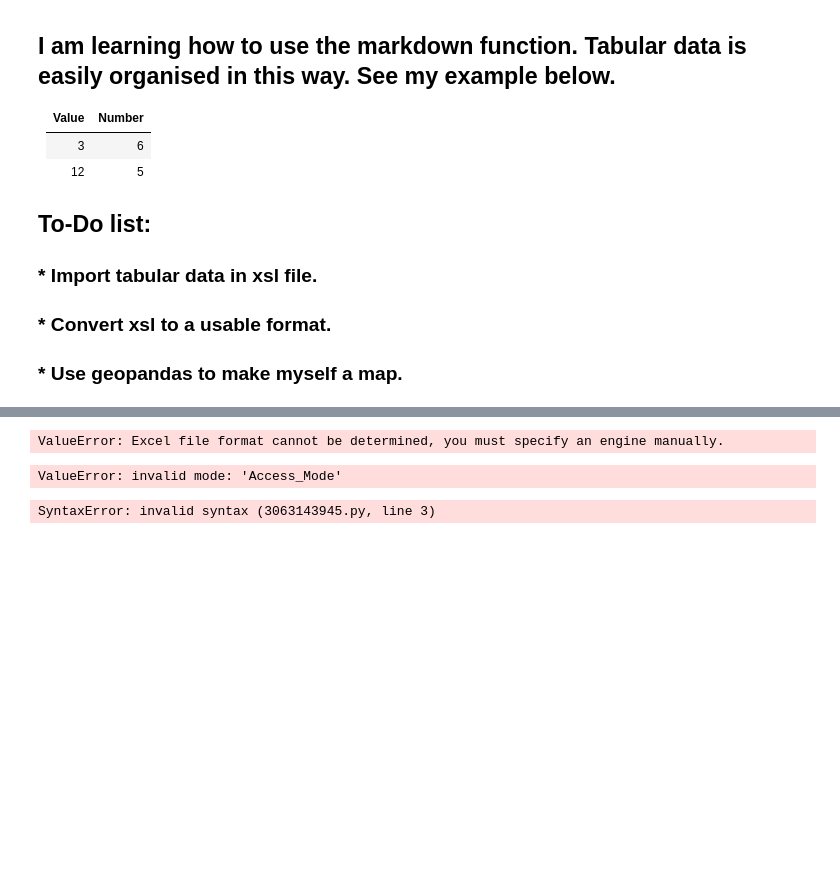
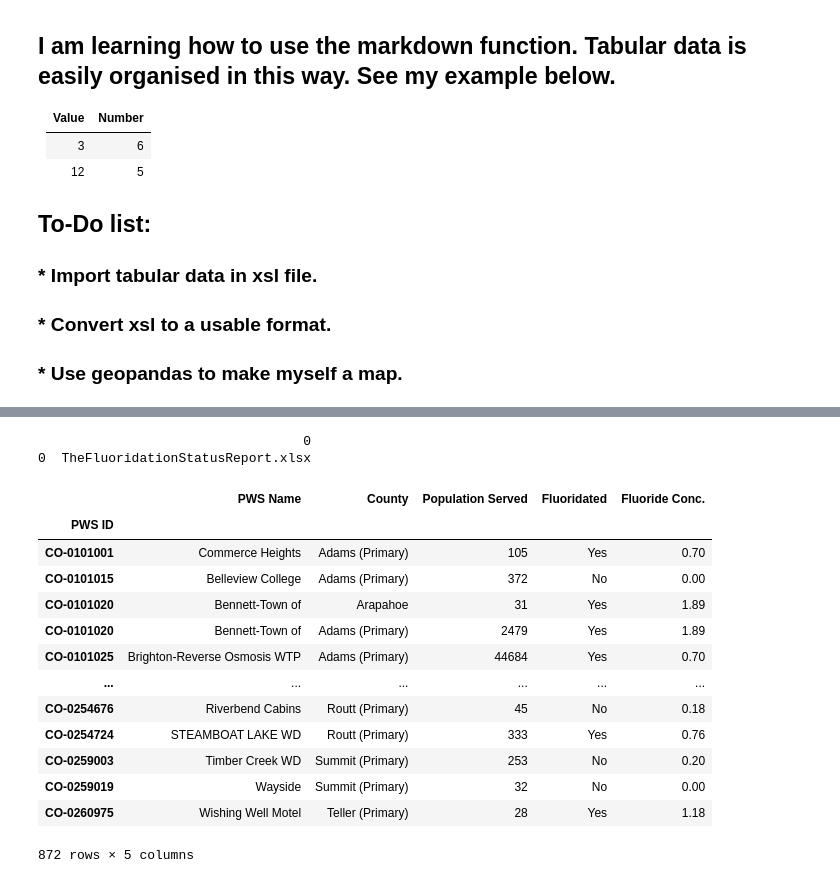
Before and after one commit to terranexum/env-rs, a Jupyter notebook: jupyter nb 1.ipynb, the cells around one changed output, grey strips where cells are left out. Cells and saved outputs as stored; diff of their text form; code cells hidden in the pictures; blank space fills up the shorter version.

```diff
--- a/jupyter nb 1.ipynb
+++ b/jupyter nb 1.ipynb
@@ -87,22 +100,28 @@ Hello RoBerTa
 import pandas as pd
 
 # list of strings
-lst = ['FluoridationStatusReport.xls']
+lst = ['TheFluoridationStatusReport.xlsx']
 # Calling DataFrame constructor on list
-pd.read_excel('FluoridationStatusReport.xls', index_col=0)
+pd.read_excel('TheFluoridationStatusReport.xlsx', index_col=0)
 df = pd.DataFrame(lst)
 print(df)
 # %% [output]
-ValueError: Excel file format cannot be determined, you must specify an engine manually.
+                                  0
+0  TheFluoridationStatusReport.xlsx
-# %%
-File_object = open(r"FluoridationStatusReport.xls","Access_Mode")
-# %% [output]
-ValueError: invalid mode: 'Access_Mode'
-# %%
-pd.read_excel('FluoridationStatusReport.xls', index_col=0)
-Name | Value
-0   string1  |    1
-1   string2  |    2
-2  #Comment      3
-# %% [output]
-SyntaxError: invalid syntax (3063143945.py, line 3)
+# %%
+pd.read_excel('TheFluoridationStatusReport.xlsx', index_col=0)
+# %% [output]
+|  | PWS Name | County | Population Served | Fluoridated | Fluoride Conc. |
+| PWS ID |  |  |  |  |  |
+| CO-0101001 | Commerce Heights | Adams (Primary) | 105 | Yes | 0.70 |
+| CO-0101015 | Belleview College | Adams (Primary) | 372 | No | 0.00 |
+| CO-0101020 | Bennett-Town of | Arapahoe | 31 | Yes | 1.89 |
+| CO-0101020 | Bennett-Town of | Adams (Primary) | 2479 | Yes | 1.89 |
+| CO-0101025 | Brighton-Reverse Osmosis WTP | Adams (Primary) | 44684 | Yes | 0.70 |
+| ... | ... | ... | ... | ... | ... |
+| CO-0254676 | Riverbend Cabins | Routt (Primary) | 45 | No | 0.18 |
+| CO-0254724 | STEAMBOAT LAKE WD | Routt (Primary) | 333 | Yes | 0.76 |
+| CO-0259003 | Timber Creek WD | Summit (Primary) | 253 | No | 0.20 |
+| CO-0259019 | Wayside | Summit (Primary) | 32 | No | 0.00 |
+| CO-0260975 | Wishing Well Motel | Teller (Primary) | 28 | Yes | 1.18 |
+872 rows × 5 columns
```
Also changed, not shown: parts of 1 cell of this notebook, 1 other file.
